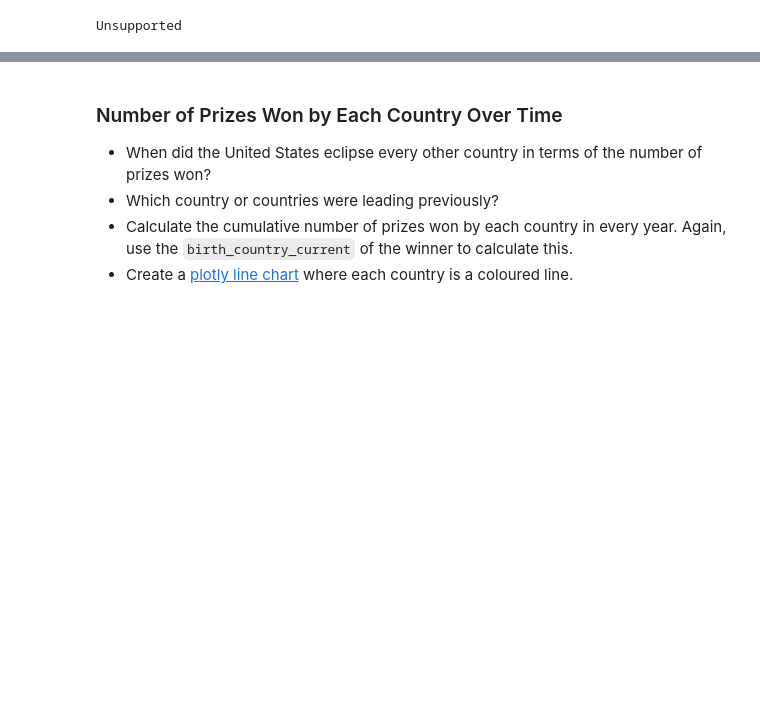
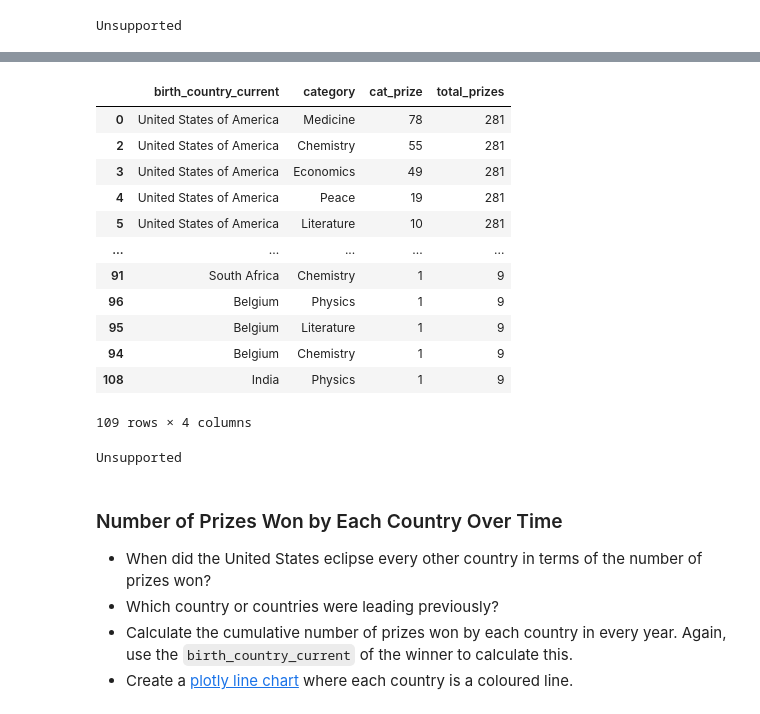
Before and after one commit to LostHeir/DataAnlys_NobelPrizes, a Jupyter notebook: Nobel_Prize_Analysis.ipynb, the cells around one changed output, grey strips where cells are left out. Saved outputs shown, nothing was run; the diff lists cells and outputs as text; code cells hidden in the pictures; blank space fills up the shorter version.

```diff
--- a/Nobel_Prize_Analysis.ipynb
+++ b/Nobel_Prize_Analysis.ipynb
@@ -555,3 +591,34 @@ The hard part is preparing the data for this chart!
+# %%
+merged_df.columns = ['birth_country_current', 'category', 'cat_prize', 'total_prizes']
+merged_df.sort_values(by='total_prizes', ascending=False, inplace=True)
+merged_df
+# %% [output]
+|  | birth_country_current | category | cat_prize | total_prizes |
+| 0 | United States of America | Medicine | 78 | 281 |
+| 2 | United States of America | Chemistry | 55 | 281 |
+| 3 | United States of America | Economics | 49 | 281 |
+| 4 | United States of America | Peace | 19 | 281 |
+| 5 | United States of America | Literature | 10 | 281 |
+| ... | ... | ... | ... | ... |
+| 91 | South Africa | Chemistry | 1 | 9 |
+| 96 | Belgium | Physics | 1 | 9 |
+| 95 | Belgium | Literature | 1 | 9 |
+| 94 | Belgium | Chemistry | 1 | 9 |
+| 108 | India | Physics | 1 | 9 |
+109 rows × 4 columns
+# %%
+h_bar = px.bar(x = merged_df.cat_prize,
+               y = merged_df.birth_country_current,
+               orientation ='h',
+               color=merged_df.category,
+               title = 'Top 20 Coutries with Nobel Prizes per CategoryA')
+
+h_bar.update_layout(xaxis_title = 'Number of Prizes', yaxis_title='Coutry', coloraxis_showscale = False)
+h_bar.update_yaxes(autorange="reversed")
+
+h_bar.show()
+# %% [output]
+Unsupported
 # %% [markdown]
 ### Number of Prizes Won by Each Country Over Time
 
```
Also changed, not shown: parts of 18 cells of this notebook.
